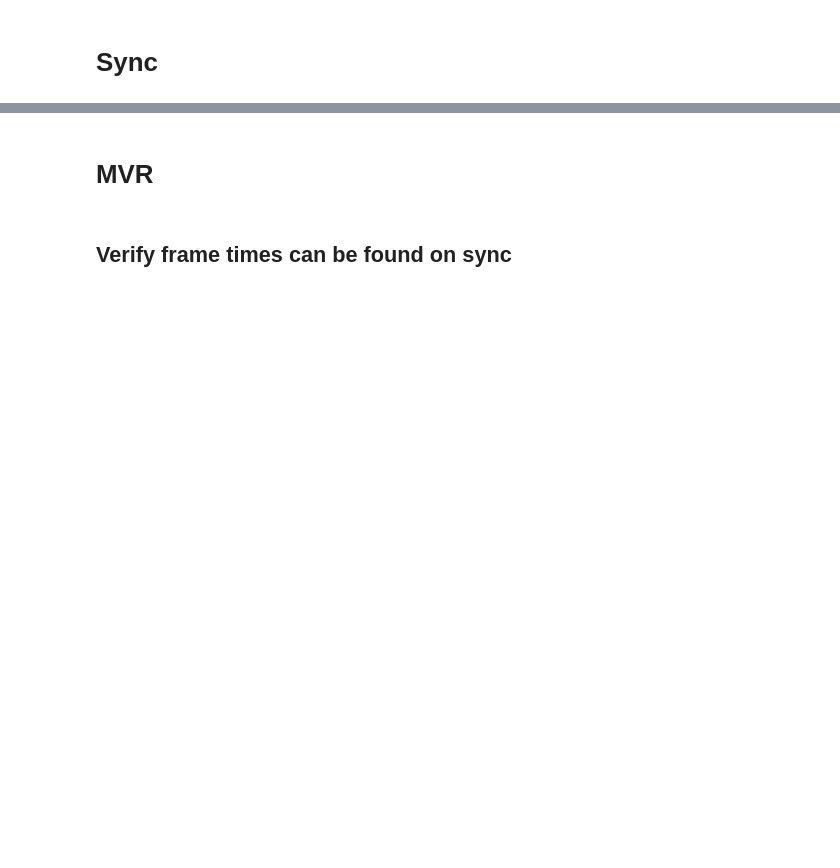
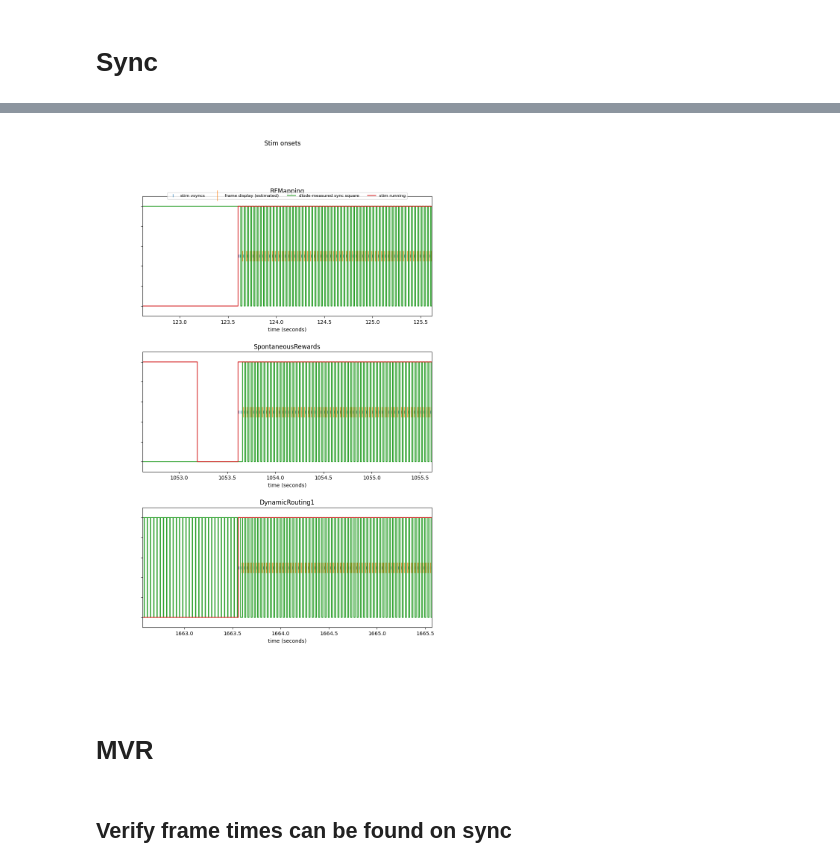
Before and after one commit to AllenInstitute/npc_sessions, a Jupyter notebook: src/npc_sessions/qc/notebooks/dynamic_routing_qc.ipynb, the cells around one changed output, grey strips where cells are left out. Cells and saved outputs as stored; diff of their text form; code cells hidden in the pictures; blank space fills up the shorter version.

```diff
--- a/src/npc_sessions/qc/notebooks/dynamic_routing_qc.ipynb
+++ b/src/npc_sessions/qc/notebooks/dynamic_routing_qc.ipynb
@@ -24,10 +156,12 @@ fig.set_size_inches(20, 10)
 # %%
 fig, axes = session.sync_data.plot_stim_onsets()
 names = tuple(k for k, v in stim_display_times.items() if v is not None)
 for idx, ax in enumerate(axes):
     ax.set_title(names[idx].stem.split('_')[0])
-fig.set_size_inches(20, 5 * len(axes))
+fig.set_size_inches(10, 5 * len(axes))
 fig.subplots_adjust(hspace=0.3)
+# %% [output]
+[figure, added]
 # %% [markdown]
 # MVR
 # %%
```
Also changed, not shown: parts of 13 cells of this notebook, 1 other file.
